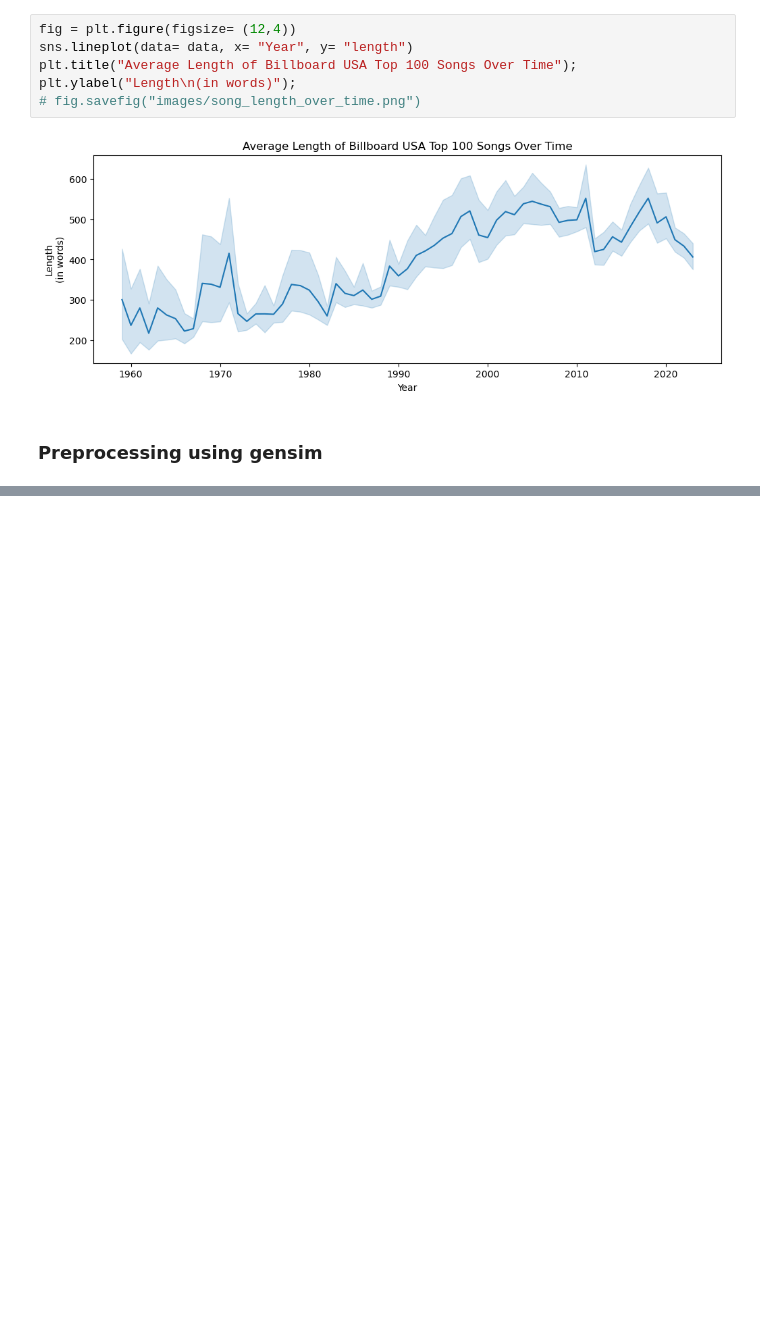
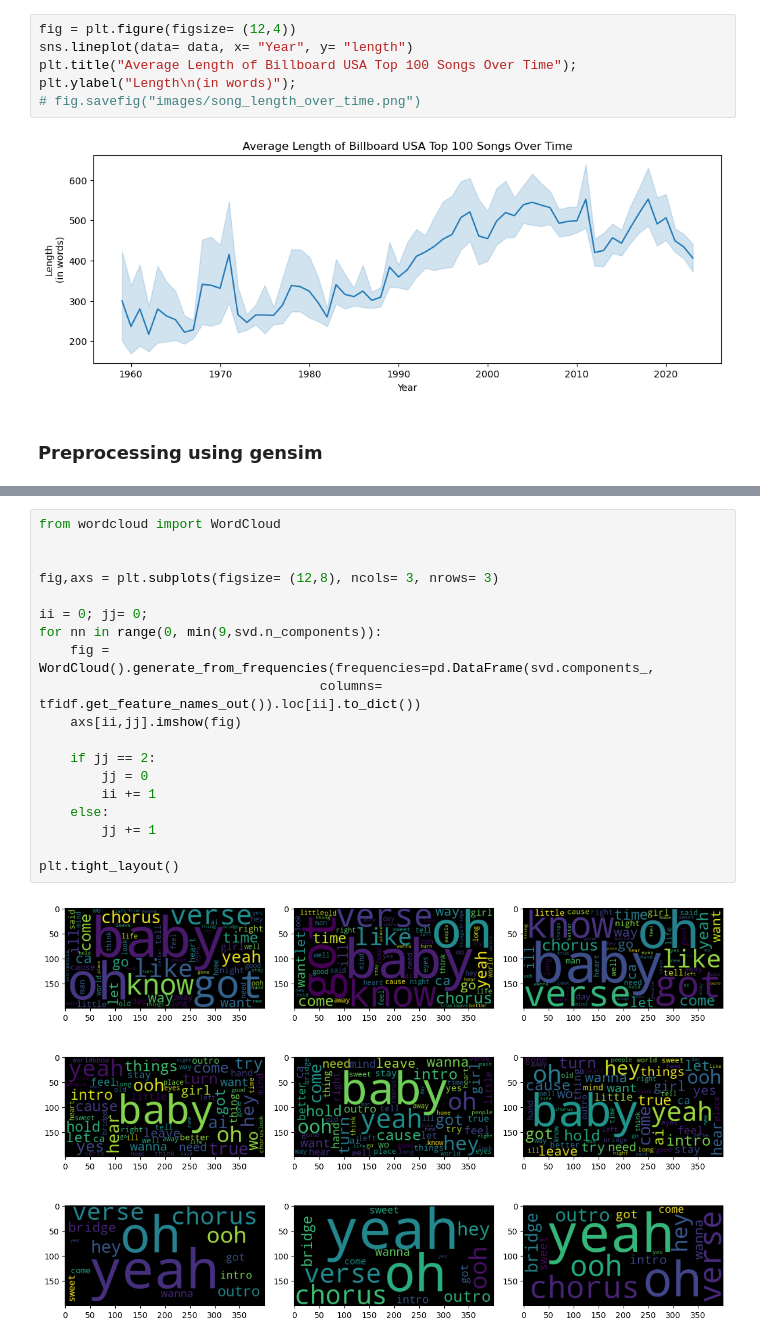
Before and after one commit to garimasc/topic_modeling_songs, a Jupyter notebook: eda.ipynb, the cells around one changed output, grey strips where cells are left out. Drawn from its saved outputs; the diff is of its cells as text; blank space fills up the shorter version.

Commit message:
create wordclouds and basic LSI

```diff
--- a/eda.ipynb
+++ b/eda.ipynb
@@ -184,0 +210,21 @@ data['clean_length'] = winsorize(data['clean_lyrics'].apply(lambda x: len(x.spli
+# %%
+from wordcloud import WordCloud
+
+
+fig,axs = plt.subplots(figsize= (12,8), ncols= 3, nrows= 3)
+
+ii = 0; jj= 0;
+for nn in range(0, min(9,svd.n_components)):
+    fig = WordCloud().generate_from_frequencies(frequencies=pd.DataFrame(svd.components_,
+                                    columns= tfidf.get_feature_names_out()).loc[ii].to_dict())
+    axs[ii,jj].imshow(fig)
+
+    if jj == 2:
+        jj = 0
+        ii += 1
+    else:
+        jj += 1
+
+plt.tight_layout()
+# %% [output]
+[figure, added]
```
Also changed, not shown: parts of 7 cells of this notebook.
